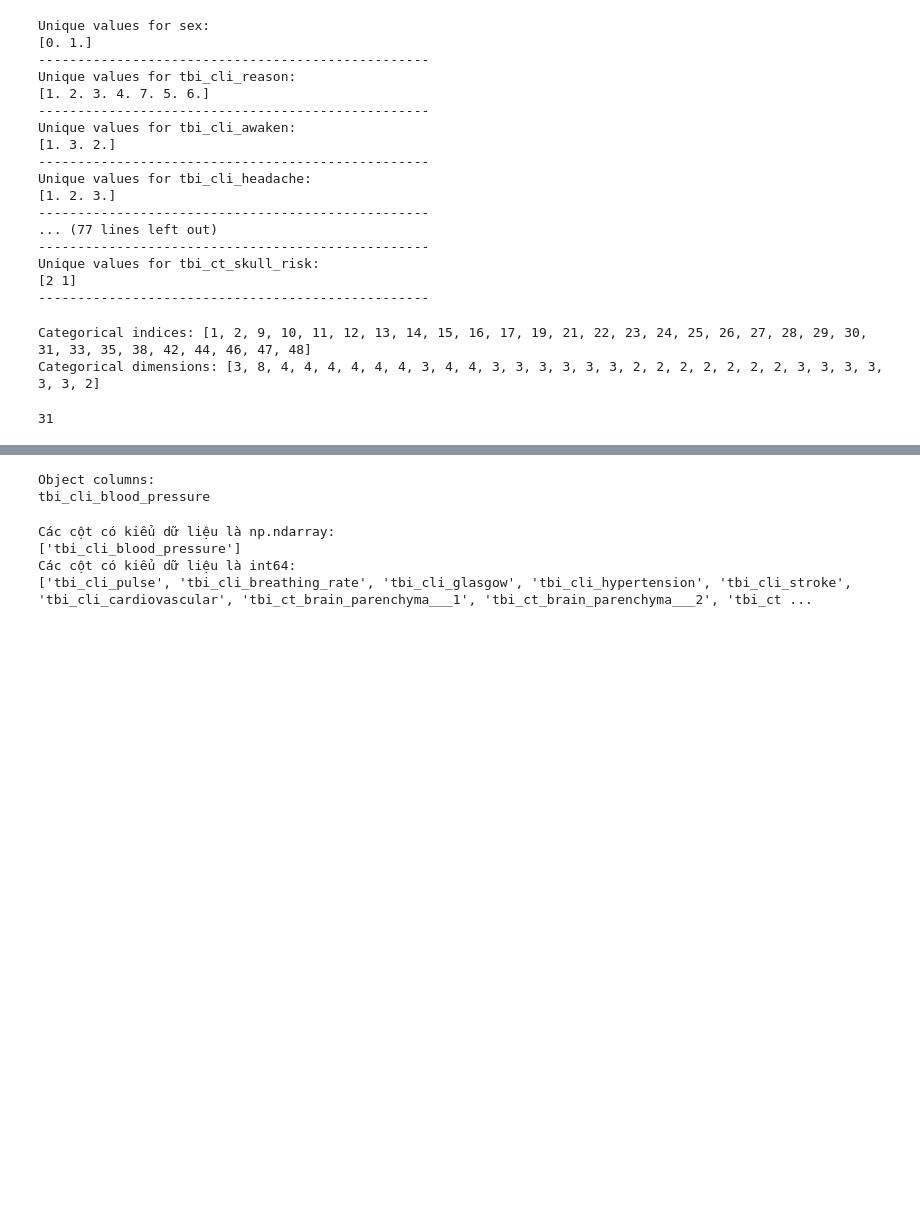
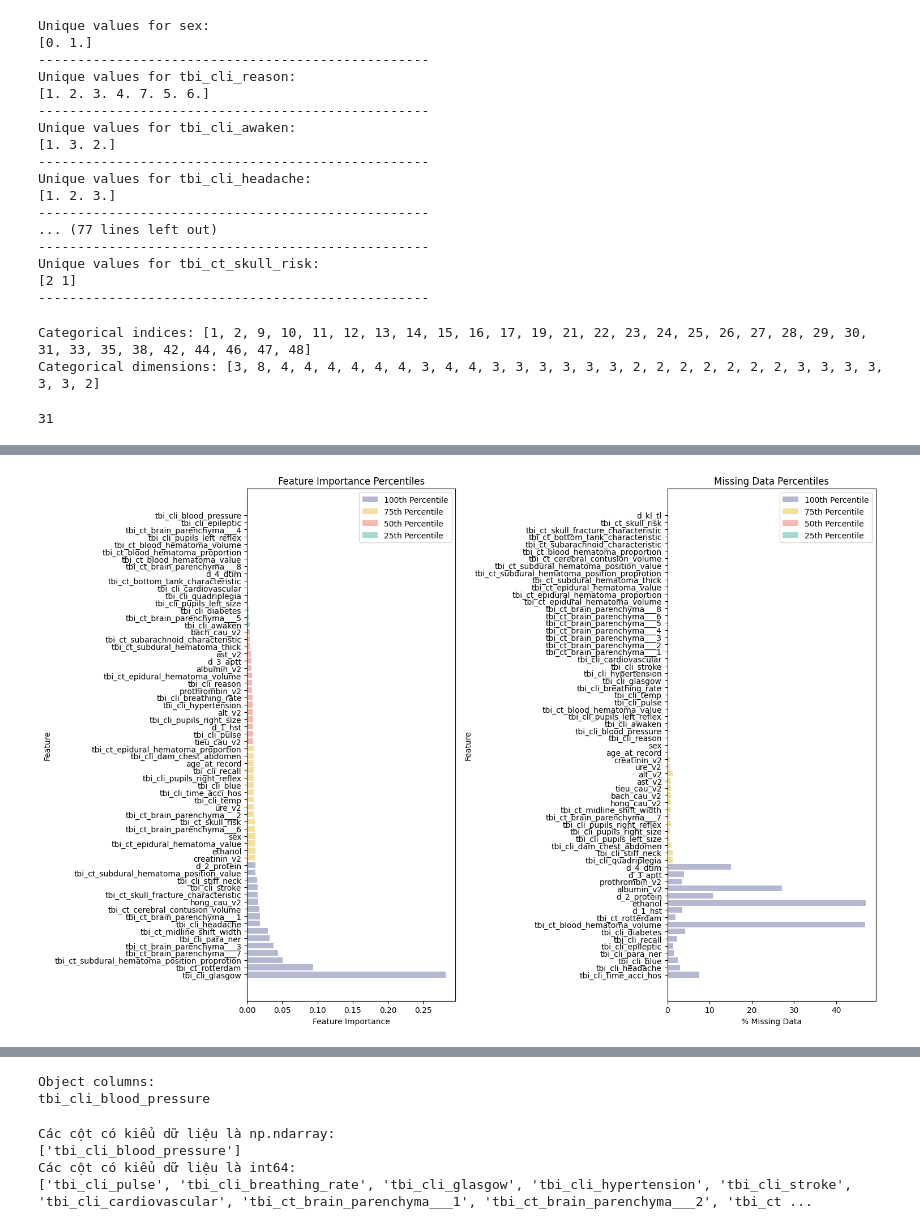
Before and after one commit to khiemducdoan/MyBachelorThesis, a Jupyter notebook: dataset/dataset_confinement.ipynb, the cells around one changed output, grey strips where cells are left out. Cells and saved outputs as stored; diff of their text form; code cells hidden in the pictures; blank space fills up the shorter version.

```diff
--- a/dataset/dataset_confinement.ipynb
+++ b/dataset/dataset_confinement.ipynb
@@ -219,0 +340,50 @@ print(len(cat_idxs))
+# %%
+import matplotlib.pyplot as plt
+feature_importance_percentiles = feature_importance_df['Importance'].quantile([0.25, 0.5, 0.75, 1.0])
+missing_data_percentiles = missing_data.quantile([0.25, 0.5, 0.75, 1.0])
+
+# Identifying features belonging to each percentile range for feature importance
+importance_25th = feature_importance_df[feature_importance_df['Importance'] <= feature_importance_percentiles[0.25]]
+importance_50th = feature_importance_df[(feature_importance_df['Importance'] > feature_importance_percentiles[0.25]) & (feature_importance_df['Importance'] <= feature_importance_percentiles[0.5])]
+importance_75th = feature_importance_df[(feature_importance_df['Importance'] > feature_importance_percentiles[0.5]) & (feature_importance_df['Importance'] <= feature_importance_percentiles[0.75])]
+importance_100th = feature_importance_df[feature_importance_df['Importance'] > feature_importance_percentiles[0.75]]
+
+# Identifying features belonging to each percentile range for missing data
+missing_data_25th = missing_data[missing_data <= missing_data_percentiles[0.25]]
+missing_data_50th = missing_data[(missing_data > missing_data_percentiles[0.25]) & (missing_data <= missing_data_percentiles[0.5])]
+missing_data_75th = missing_data[(missing_data > missing_data_percentiles[0.5]) & (missing_data <= missing_data_percentiles[0.75])]
+missing_data_100th = missing_data[missing_data > missing_data_percentiles[0.75]]
+
+# Plotting the feature importance percentiles
+fig, ax = plt.subplots(1, 2, figsize=(15, 10))
+
+# Plotting feature importance per percentile
+ax[0].barh(importance_100th['Feature'], importance_100th['Importance'], color='#B5B8D1', label='100th Percentile')
+ax[0].barh(importance_75th['Feature'], importance_75th['Importance'], color='#F3E0A1', label='75th Percentile')
+ax[0].barh(importance_50th['Feature'], importance_50th['Importance'], color='#F5B7B1', label='50th Percentile')
+ax[0].barh(importance_25th['Feature'], importance_25th['Importance'], color='#A7D8D1', label='25th Percentile')
+
+
+
+ax[0].set_xlabel('Feature Importance')
+ax[0].set_ylabel('Feature')
+ax[0].set_title('Feature Importance Percentiles')
+ax[0].legend()
+
+# Plotting missing data per percentile
+ax[1].barh(missing_data_100th.index, missing_data_100th, color='#B5B8D1', label='100th Percentile')
+ax[1].barh(missing_data_75th.index, missing_data_75th, color='#F3E0A1', label='75th Percentile')
+ax[1].barh(missing_data_50th.index, missing_data_50th, color='#F5B7B1', label='50th Percentile')
+ax[1].barh(missing_data_25th.index, missing_data_25th, color='#A7D8D1', label='25th Percentile')
+
+
+
+ax[1].set_xlabel('% Missing Data')
+ax[1].set_ylabel('Feature')
+ax[1].set_title('Missing Data Percentiles')
+ax[1].legend()
+
+plt.tight_layout()
+plt.show()
+# %% [output]
+[figure, added]
```
Also changed, not shown: parts of 16 cells of this notebook, 13 other files.
